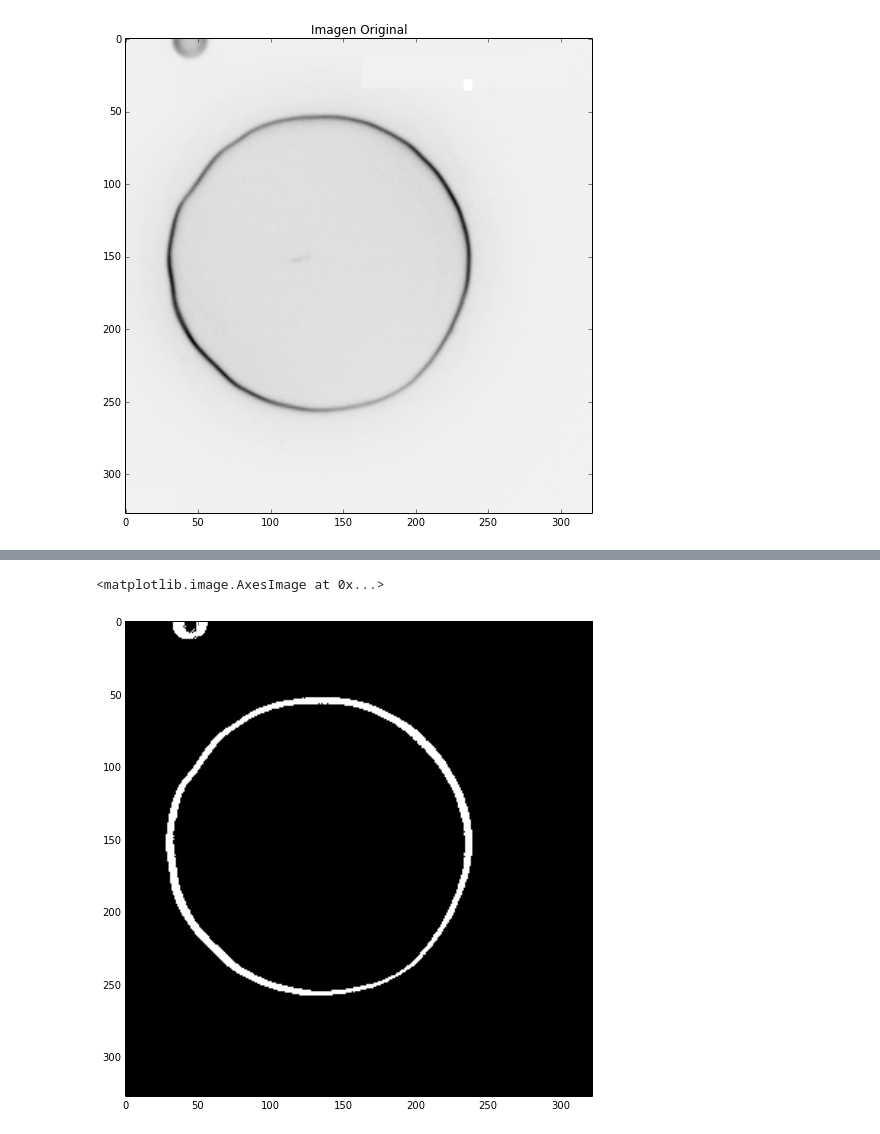
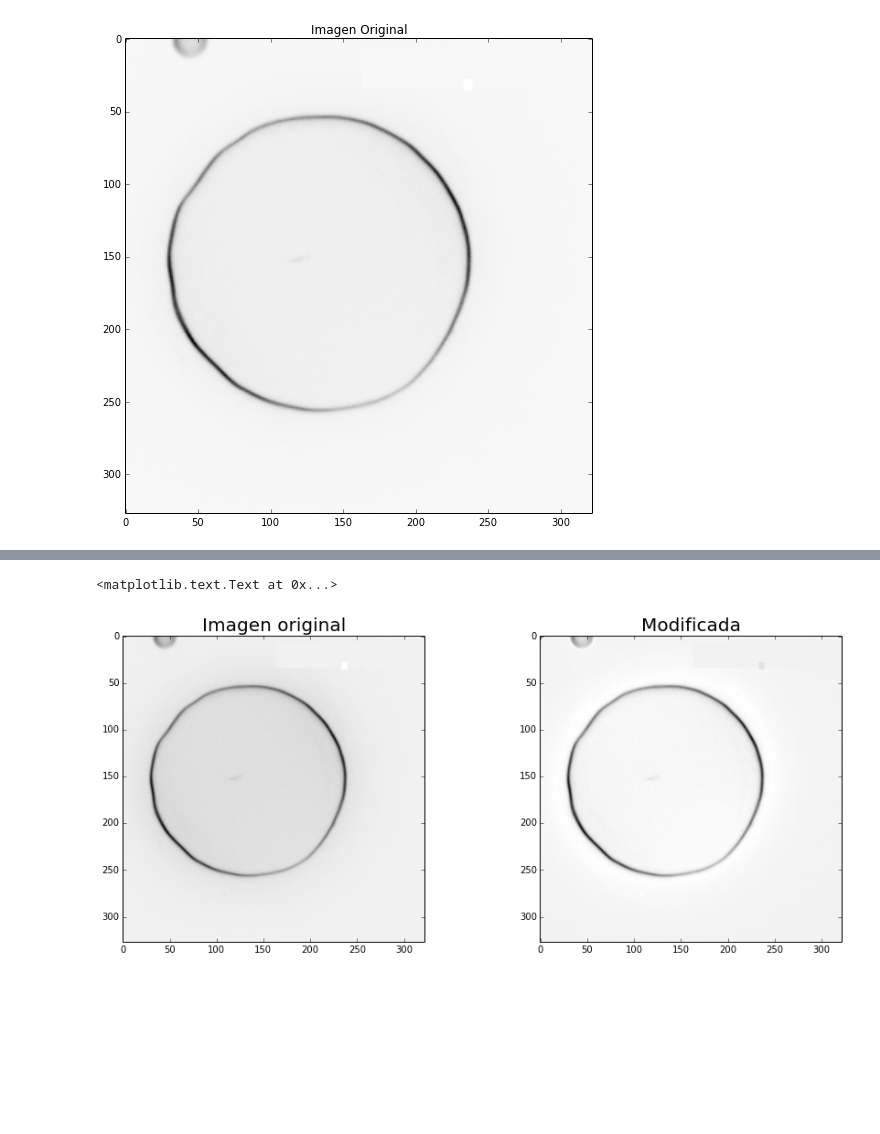
Before and after one commit to SbastianGarzon/Linares_Garzon_hw8, a Jupyter notebook: Perfil_Radial/Perfil_radial.ipynb, the cells around one changed output, grey strips where cells are left out. Drawn from its saved outputs; the diff is of its cells as text; code cells hidden in the pictures; blank space fills up the shorter version.

```diff
--- a/Perfil_Radial/Perfil_radial.ipynb
+++ b/Perfil_Radial/Perfil_radial.ipynb
@@ -28,13 +45,12 @@ print longitud_y
-# %%
-for i in range (0,longitud_x):
-    for j in range(0,longitud_y):
-        if img[i][j]>=1:
-            img[i][j]=1
-        else:
-            img[i][j]=0
-# %%
-fig = figure(1, figsize=(10.5,8.5))
-imshow(img[:,:], cmap = pyplot.cm.Greys_r)
-# %% [output]
-<matplotlib.image.AxesImage at 0x...>
-[figure, removed]
+# %%
+fig=plt.figure(figsize=(15, 6))
+ax = fig.add_subplot(1,2,1)
+ax.imshow(img,cmap='binary')
+ax.set_title('Imagen original', size='20')
+
+ax1 =fig.add_subplot (1,2,2)
+ax1.imshow(abs(img_pop_bajas),cmap='binary')
+ax1.set_title('Modificada', size='20')
+# %% [output]
+<matplotlib.text.Text at 0x...>
+[figure, added]
```
Also changed, not shown: parts of 9 cells of this notebook.
